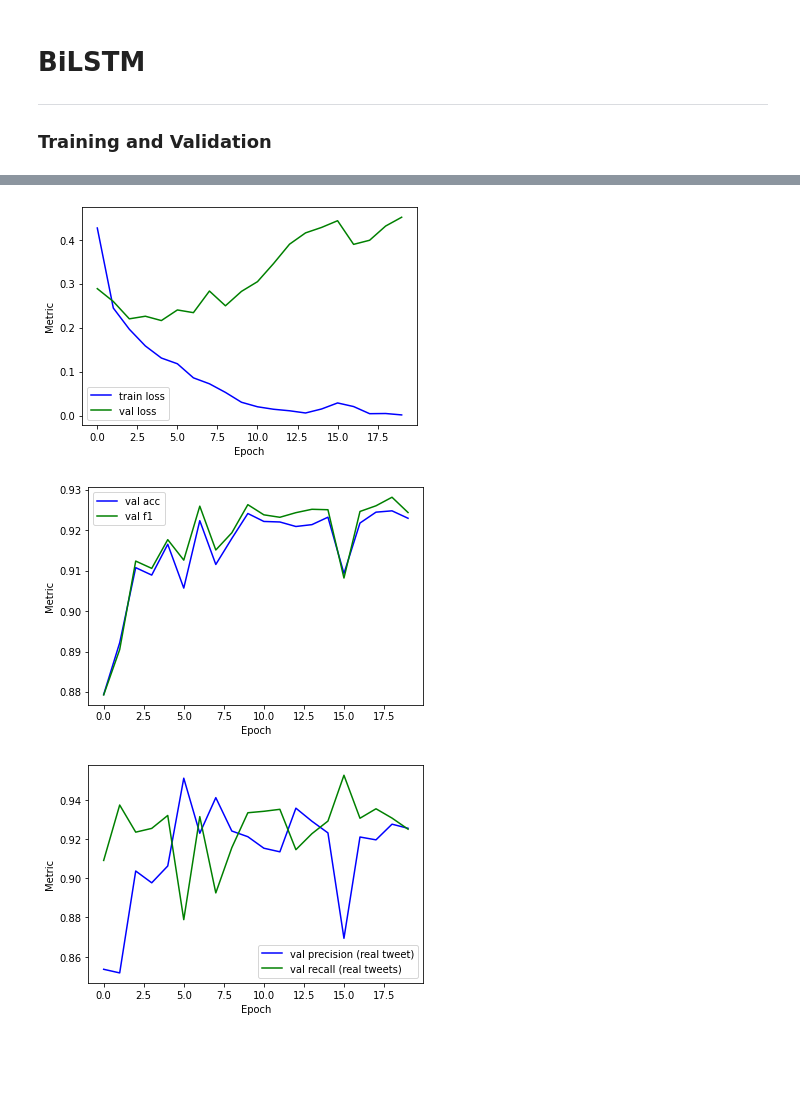
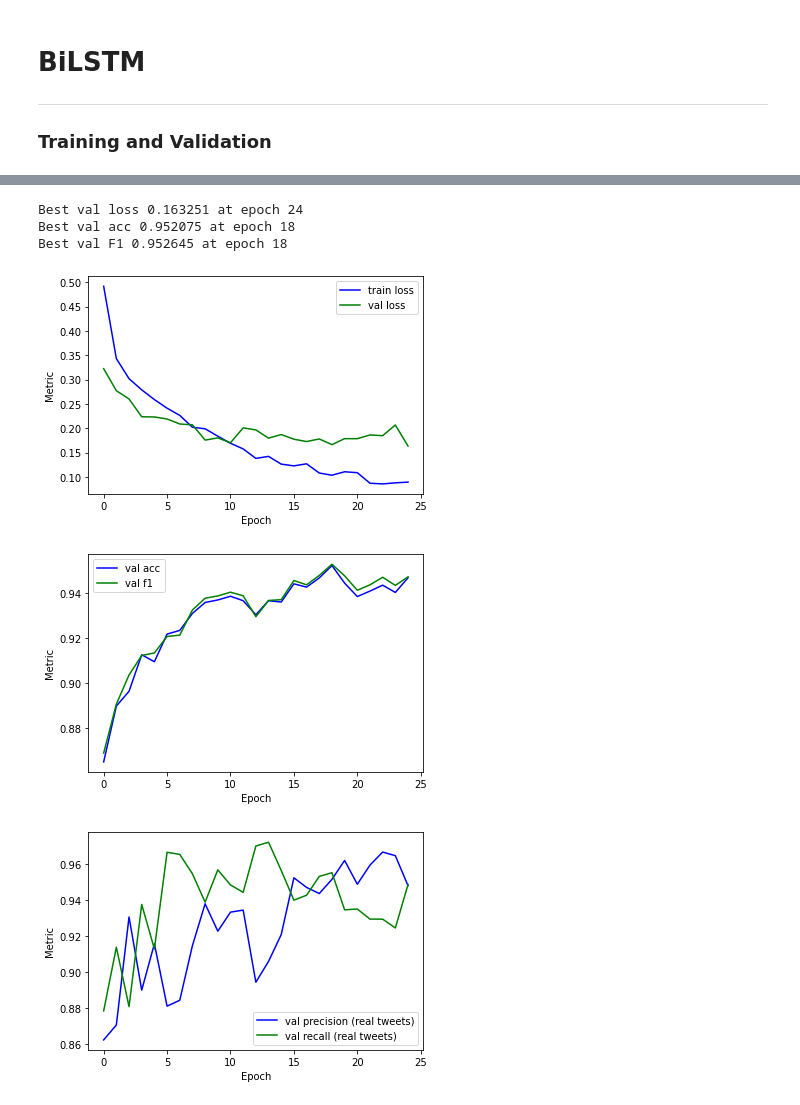
Before and after one commit to andreimesina/covid19-fake-news-detection, a Jupyter notebook: covid19_fake_news_detection.ipynb, the cells around one changed output, grey strips where cells are left out. Drawn from its saved outputs; the diff is of its cells as text; code cells hidden in the pictures; blank space fills up the shorter version.

Commit message:
Improved max-pooling and added dropout rate for BiLSTM model

```diff
--- a/covid19_fake_news_detection.ipynb
+++ b/covid19_fake_news_detection.ipynb
@@ -854,0 +940,31 @@ plot_metrics(val_prec, val_recall, 'val precision (real tweet)', 'val recall (re
+# %%
+model = LSTMClassification(200, vocab, vocab.size(), 64, 2, nn.Tanh(), False).to(device)
+optim = torch.optim.Adam(model.parameters(), lr=0.001)
+criterion = nn.CrossEntropyLoss().to(device)
+epochs = 20
+
+train_loss = []
+val_loss = []
+val_acc = []
+val_prec = []
+val_recall = []
+val_f1 = []
+
+for i in range(epochs):
+  print(f'\nEPOCH: {i}')
+
+  train_loss_epoch = train(model, dataloader, optim, criterion)
+  train_loss.append(train_loss_epoch)
+
+  val_loss_epoch, val_acc_epoch, val_prec_epoch, val_rec_epoch, val_f1_epoch = validate(model, dataloader_val)
+  val_loss.append(val_loss_epoch)
+  val_acc.append(val_acc_epoch)
+  val_prec.append(val_prec_epoch)
+  val_recall.append(val_rec_epoch)
+  val_f1.append(val_f1_epoch)
+
+  if i % 2 == 0:
+    print(f'\nValidation accuracy: {val_acc_epoch}')
+
+print(f'\nAverage train loss: {np.array(train_loss).mean()}')
+print(f'\nAverage validation loss: {np.array(val_loss).mean()}')
@@ -861,10 +1013,10 @@ plot_metrics(val_prec, val_recall, 'val precision (real tweet)', 'val recall (re
 
 ### Training and Validation
 # %%
-model = BiLSTMClassification(200, vocab, vocab.size(), 64, 2, nn.Tanh(), True).to(device)
+model = BiLSTMClassification(200, vocab, vocab.size(), 128, 2, nn.Tanh(), 0.6, True).to(device)
 optim = torch.optim.Adam(model.parameters(), lr=0.001)
 criterion = nn.CrossEntropyLoss().to(device)
-epochs = 20
+epochs = 25
 
 train_loss = []
 val_loss = []
@@ -912,8 +1064,18 @@ Average validation loss: 0.3247855603694916
 # %%
+min_epoch = np.argmin(val_loss)
+max_epoch_acc = np.argmax(val_acc)
+max_epoch_f1 = np.argmax(val_f1)
+print("Best val loss %f at epoch %d" % (val_loss[min_epoch], min_epoch))
+print("Best val acc %f at epoch %d" % (np.max(val_acc), max_epoch_acc))
+print("Best val F1 %f at epoch %d" % (np.max(val_f1), max_epoch_f1))
+
 plot_metrics(train_loss, val_loss, 'train loss', 'val loss')
 plot_metrics(val_acc, val_f1, 'val acc', 'val f1')
-plot_metrics(val_prec, val_recall, 'val precision (real tweet)', 'val recall (real tweets)')
+plot_metrics(val_prec, val_recall, 'val precision (real tweets)', 'val recall (real tweets)')
 # %% [output]
+Best val loss 0.163251 at epoch 24
+Best val acc 0.952075 at epoch 18
+Best val F1 0.952645 at epoch 18
-[figure, old version]
+[figure, new version]
-[figure, old version]
+[figure, new version]
-[figure, old version]
+[figure, new version]
```
Also changed, not shown: parts of 15 cells of this notebook.
